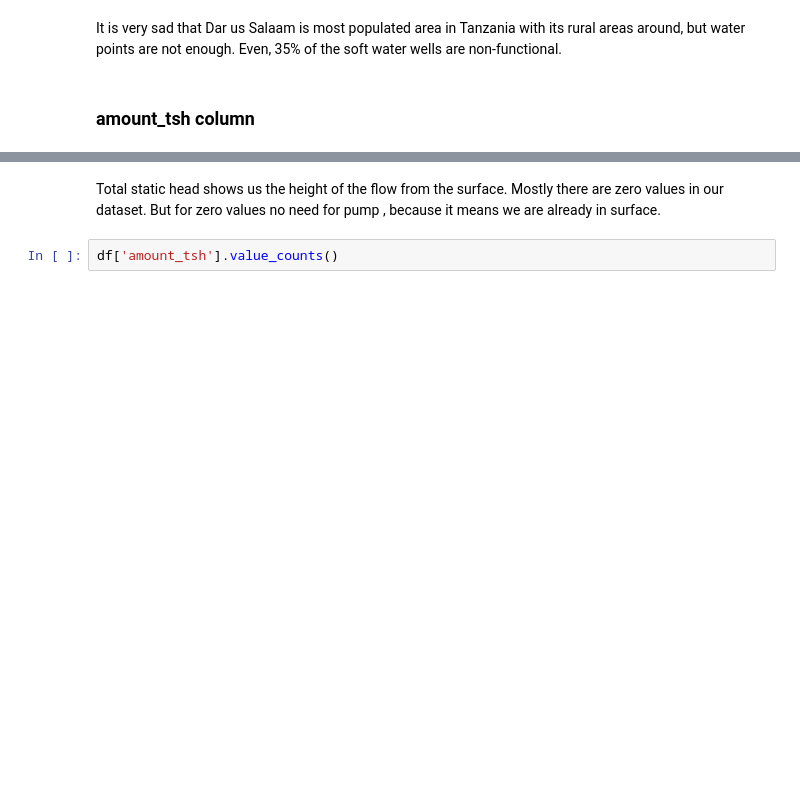
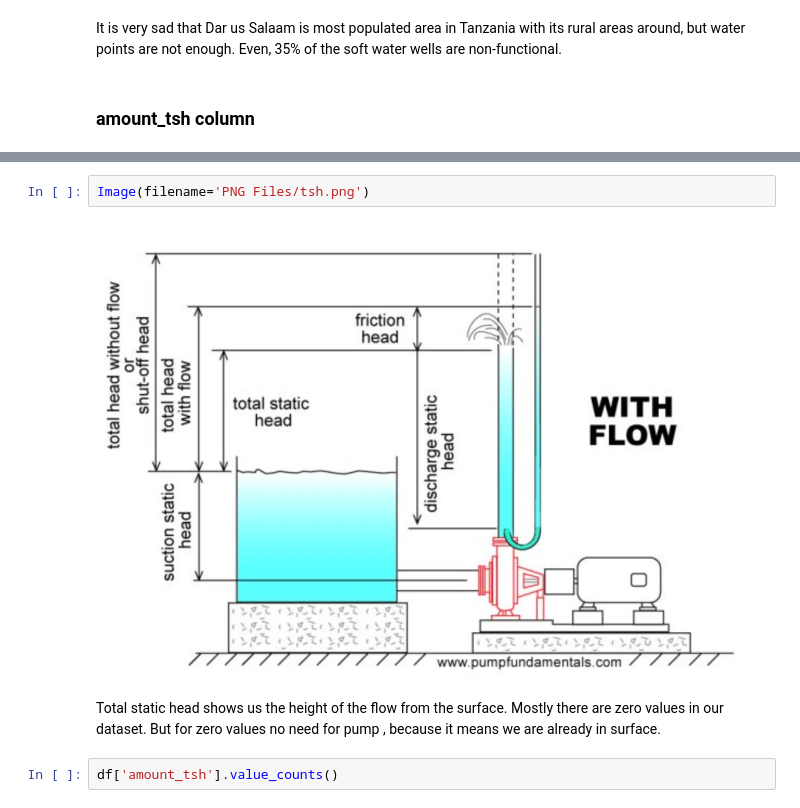
Before and after one commit to ezgigm/Project3_TanzanianWaterWell_Status_Prediction, a Jupyter notebook: STEP1_Cleaning_and_Exploring_Data.ipynb, the cells around one changed output, grey strips where cells are left out. Drawn from its saved outputs; the diff is of its cells as text; blank space fills up the shorter version.

```diff
--- a/STEP1_Cleaning_and_Exploring_Data.ipynb
+++ b/STEP1_Cleaning_and_Exploring_Data.ipynb
@@ -982,3 +980,7 @@ It is very sad that Dar us Salaam is most populated area in Tanzania with its ru
+# %%
+Image(filename='PNG Files/tsh.png')
+# %% [output]
+[figure, added]
 # %% [markdown]
 Total static head shows us the height of the flow from the surface. Mostly there are zero values in our dataset. But for zero values no need for pump , because it means we are already in surface.
 # %%
```
Also changed, not shown: parts of 4 cells of this notebook, 10 other files.
